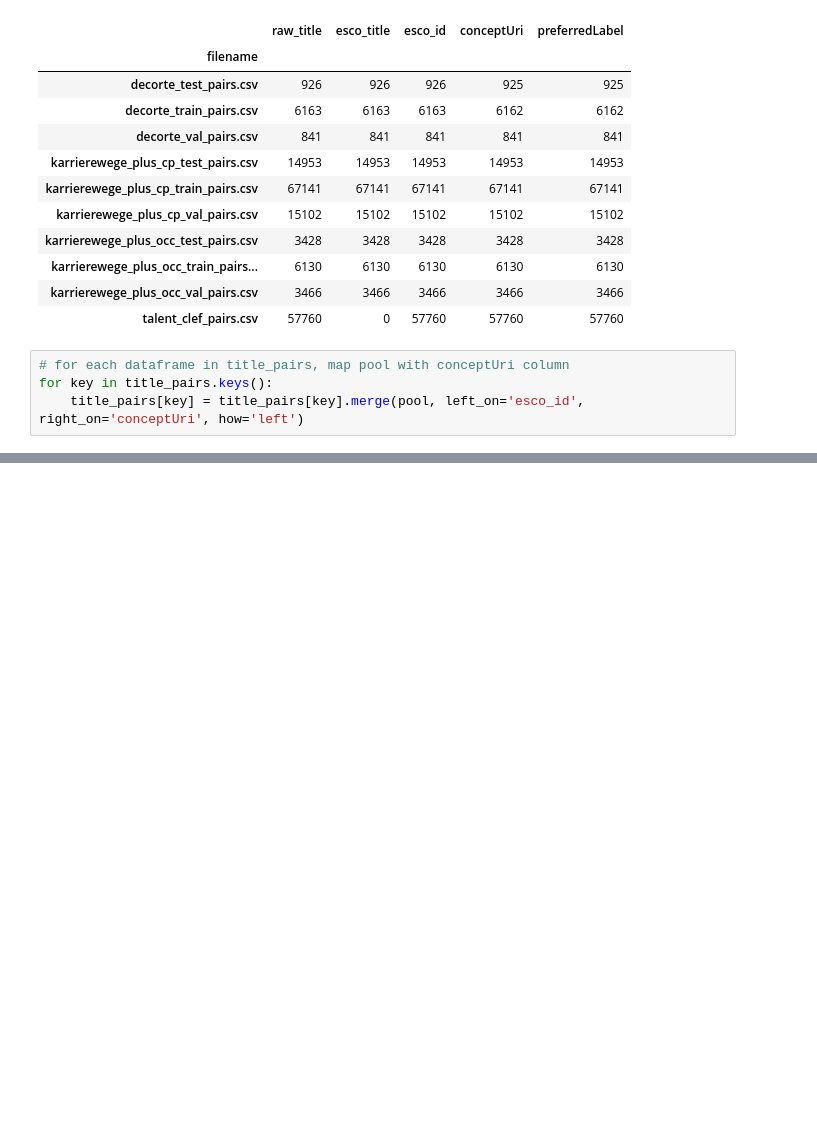
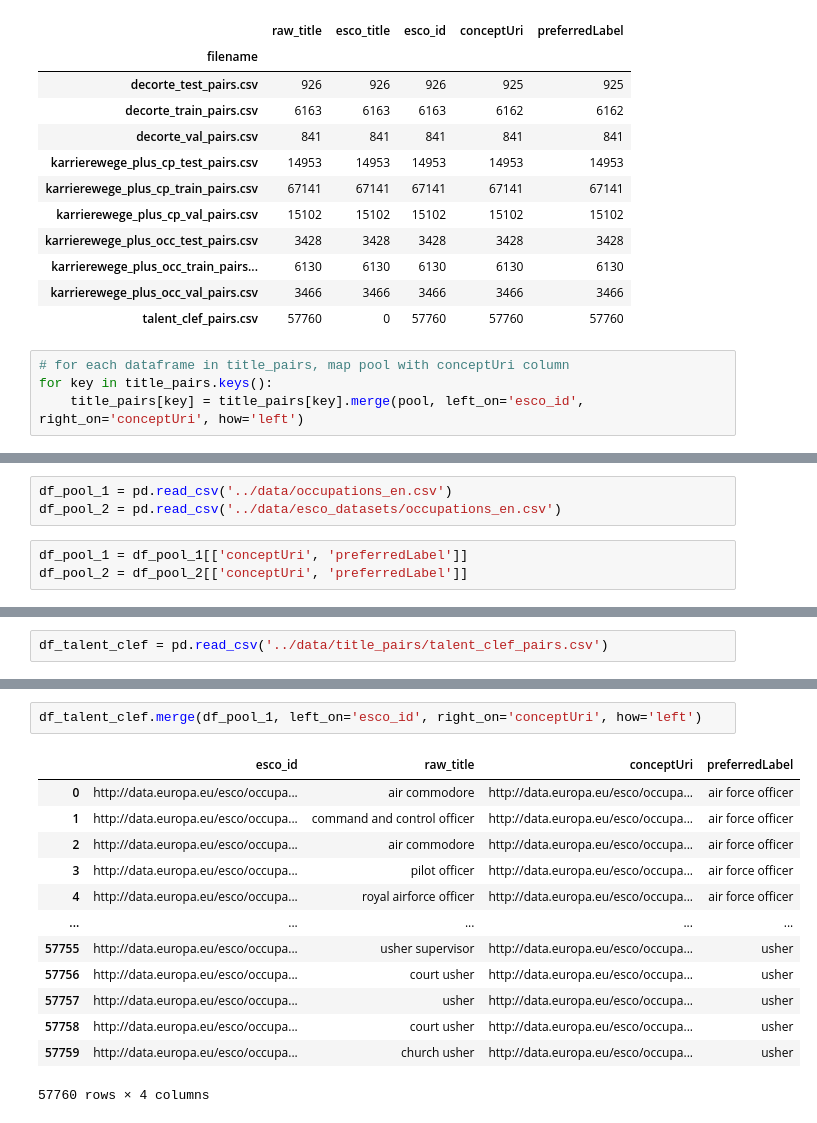
Before and after one commit to egesualp/skills4cpp, a Jupyter notebook: notebooks/sc_data.ipynb, the cells around one changed output, grey strips where cells are left out. Cells and saved outputs as stored; diff of their text form; blank space fills up the shorter version.

```diff
--- a/notebooks/sc_data.ipynb
+++ b/notebooks/sc_data.ipynb
@@ -102,0 +105,6 @@ title_pairs['karrierewege_plus_cp_test_pairs.csv'].head()
+# %%
+df_pool_1 = pd.read_csv('../data/occupations_en.csv')
+df_pool_2 = pd.read_csv('../data/esco_datasets/occupations_en.csv')
+# %%
+df_pool_1 = df_pool_1[['conceptUri', 'preferredLabel']]
+df_pool_2 = df_pool_2[['conceptUri', 'preferredLabel']]
@@ -102,0 +139,2 @@ title_pairs['karrierewege_plus_cp_test_pairs.csv'].head()
+# %%
+df_talent_clef = pd.read_csv('../data/title_pairs/talent_clef_pairs.csv')
@@ -102,0 +166,16 @@ title_pairs['karrierewege_plus_cp_test_pairs.csv'].head()
+# %%
+df_talent_clef.merge(df_pool_1, left_on='esco_id', right_on='conceptUri', how='left')
+# %% [output]
+|  | esco_id | raw_title | conceptUri | preferredLabel |
+| 0 | http://data.europa.eu/esco/occupa... | air commodore | http://data.europa.eu/esco/occupa... | air force officer |
+| 1 | http://data.europa.eu/esco/occupa... | command and control officer | http://data.europa.eu/esco/occupa... | air force officer |
+| 2 | http://data.europa.eu/esco/occupa... | air commodore | http://data.europa.eu/esco/occupa... | air force officer |
+| 3 | http://data.europa.eu/esco/occupa... | pilot officer | http://data.europa.eu/esco/occupa... | air force officer |
+| 4 | http://data.europa.eu/esco/occupa... | royal airforce officer | http://data.europa.eu/esco/occupa... | air force officer |
+| ... | ... | ... | ... | ... |
+| 57755 | http://data.europa.eu/esco/occupa... | usher supervisor | http://data.europa.eu/esco/occupa... | usher |
+| 57756 | http://data.europa.eu/esco/occupa... | court usher | http://data.europa.eu/esco/occupa... | usher |
+| 57757 | http://data.europa.eu/esco/occupa... | usher | http://data.europa.eu/esco/occupa... | usher |
+| 57758 | http://data.europa.eu/esco/occupa... | court usher | http://data.europa.eu/esco/occupa... | usher |
+| 57759 | http://data.europa.eu/esco/occupa... | church usher | http://data.europa.eu/esco/occupa... | usher |
+57760 rows × 4 columns
```
Also changed, not shown: parts of 45 cells of this notebook, 13 other files.
